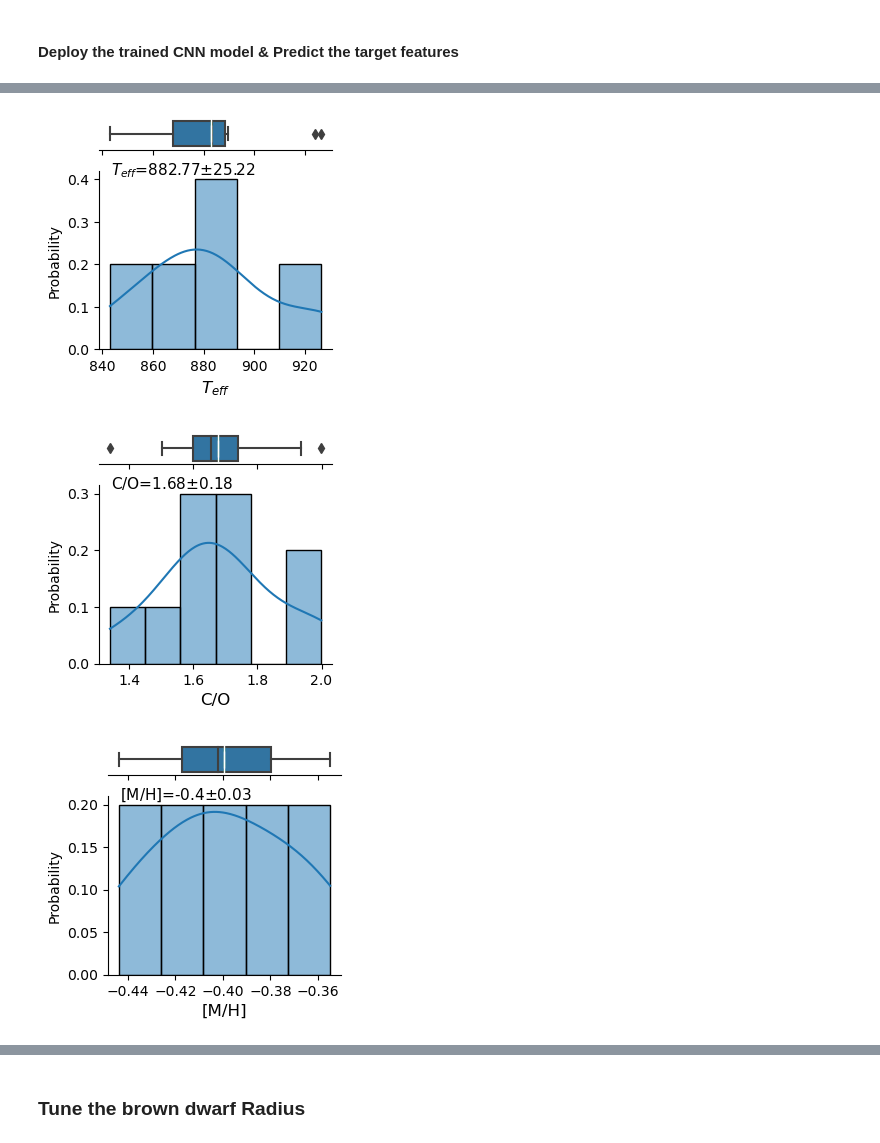
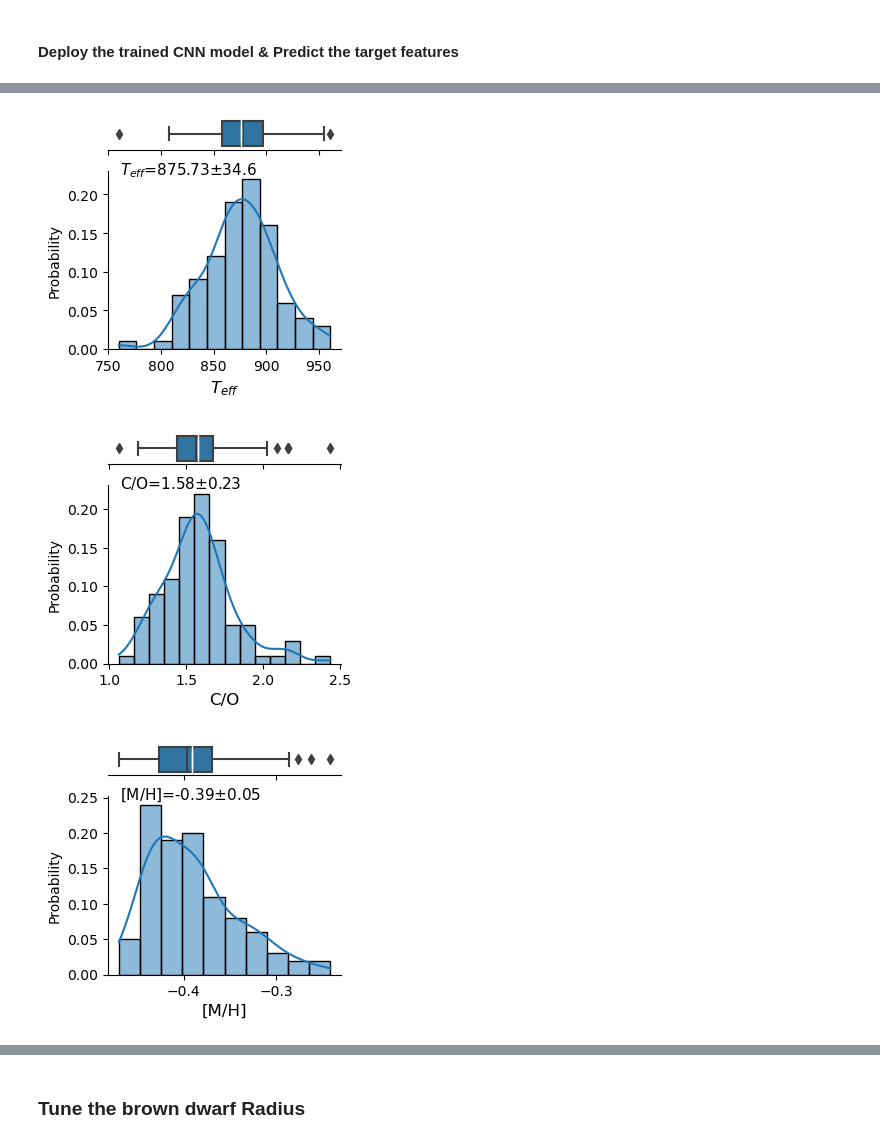
Before and after one commit to EhsanGharibNezhad/TelescopeML, a Jupyter notebook: notebooks/Predict_BrownDwarf_Parameters.ipynb, the cells around one changed output, grey strips where cells are left out. Cells and saved outputs as stored; diff of their text form; code cells hidden in the pictures.

```diff
--- a/notebooks/Predict_BrownDwarf_Parameters.ipynb
+++ b/notebooks/Predict_BrownDwarf_Parameters.ipynb
@@ -194,9 +194,9 @@ train_cnn_regression.plot_boxplot_scaled_features(scaled_feature= train_cnn_regr
 #     history = pk.load(file)
 # %%
 from tensorflow.keras.models import load_model
-model = load_model('../../outputs/trained_models/trained_CNN_architecture_Toy_parameters__newbuild_v1.h5')
-model.load_weights('../../outputs/trained_models/trained_CNN_weights_Toy_parameters__newbuild_v1.h5')
+model = load_model('../../outputs/trained_models/trained_CNN_architecture_Toy_parameters_v4_1000epoch_v2.h5')
+model.load_weights('../../outputs/trained_models/trained_CNN_weights_Toy_parameters_v4_1000epoch_v2.h5')
 
 # Loading the saved history object
-# with open('../../outputs/trained_models/trained_CNN_history_Toy_parameters_v4_1000epoch_v2.pkl', 'rb') as file:
-#     history = pk.load(file)
+with open('../../outputs/trained_models/trained_CNN_history_Toy_parameters_v4_1000epoch_v2.pkl', 'rb') as file:
+    history = pk.load(file)
@@ -203,6 +206,6 @@ model.load_weights('../../outputs/trained_models/trained_CNN_weights_Toy_paramet
 # %%
-train_cnn_regression.trained_model = model
-train_cnn_regression.trained_model_history = history
+build_cnn_regression.trained_model = model
+build_cnn_regression.trained_model_history = history
 # %% [markdown]
 ### Check the CNN archeticture
 # %%
@@ -718,9 +720,9 @@ Radius = 0.98 R_Jup:  𝛘2 = 308.2, p-value = 0.00e+00
 #### Define the literature data reported for this object
 # %%
 GJ570D_BD_literature_info = {'bd_name':'GJ570D',
-          'bd_Teff':818,
-          'bd_logg':3.94,
-          'bd_met': -0.22,
+          'bd_Teff':828,
+          'bd_logg':3.90,
+          'bd_met': -0.33,
           'bd_distance_pc' : 5.884,
           'bd_radius_Rjup' : 0.79,
           'bd_radius_Rjup_tuned': None } # 0.79
@@ -732,7 +734,7 @@ brown_dwarf_literature_info = GJ570D_BD_literature_info
 predict = ObsParameterPredictor(object_name = brown_dwarf_literature_info['bd_name'], #Ross458C, HD3651B, GJ570D
                                 training_dataset_df = train_BD,
                                 wl = wl,
-                                train_cnn_regression_class = train_cnn_regression,
+                                train_cnn_regression_class = build_cnn_regression,
                                 bd_literature_dic = brown_dwarf_literature_info
                                 )
 # %%
@@ -747,7 +749,7 @@ predict.Process_Observational_Dataset(
 # %% [markdown]
 #### Deploy the trained CNN model & Predict the target features
 # %%
-predict.predict_from_random_spectra(random_spectra_num= 10,
+predict.predict_from_random_spectra(random_spectra_num= 100,
                                      __print_results__= True,
                                      __plot_randomly_generated_spectra__= False,
                                      __plot_histogram__= False,
@@ -780,6 +782,6 @@ max     5.156677   1.999456  -0.354842  926.482361
-[figure, old version]
+[figure, new version]
-[figure, old version]
+[figure, new version]
-[figure, old version]
+[figure, new version]
 [interactive output not drawn]
 [interactive output not drawn]
 # %% [markdown]
```
Also changed, not shown: parts of 42 cells of this notebook, 3 other files.
